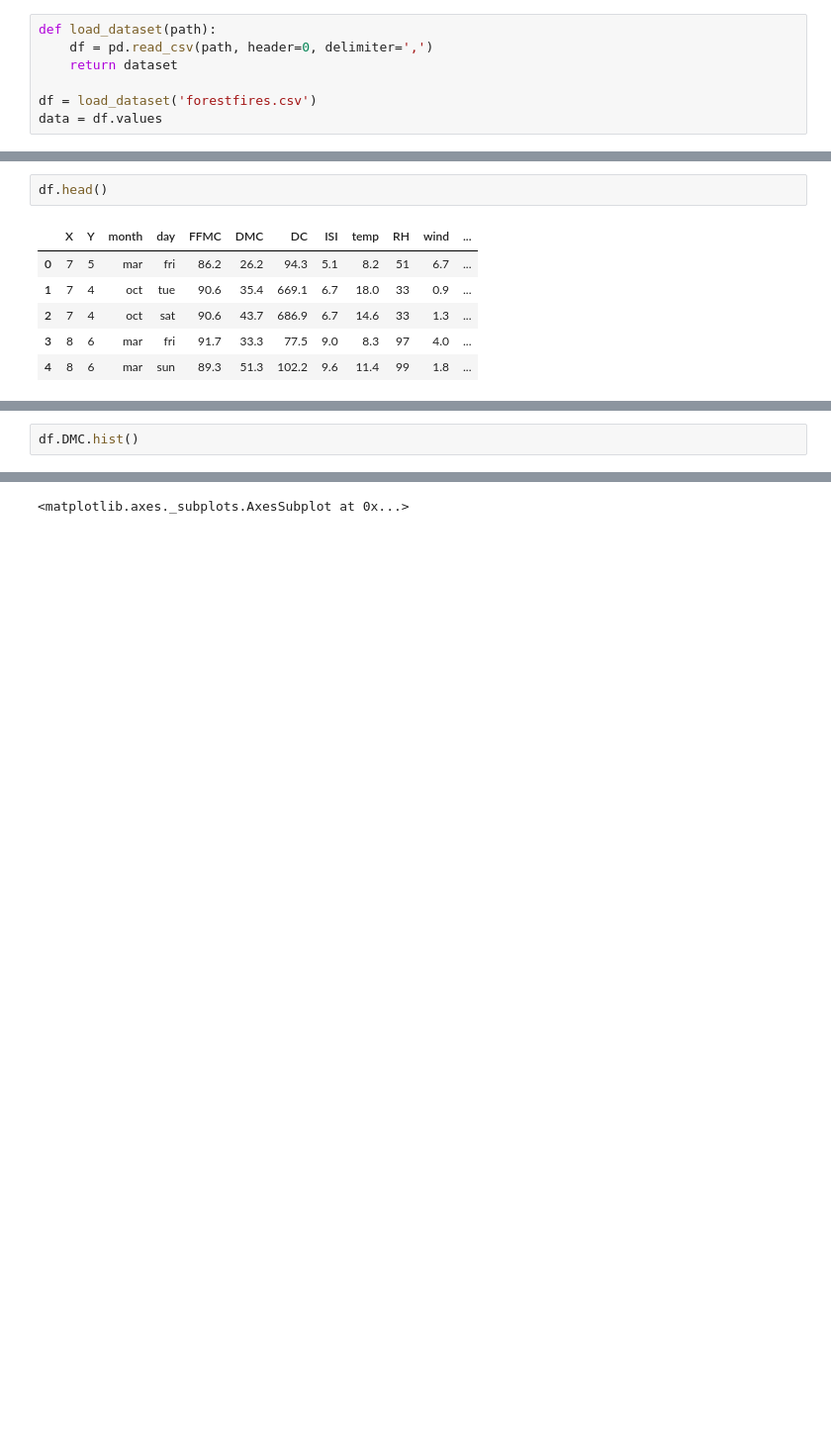
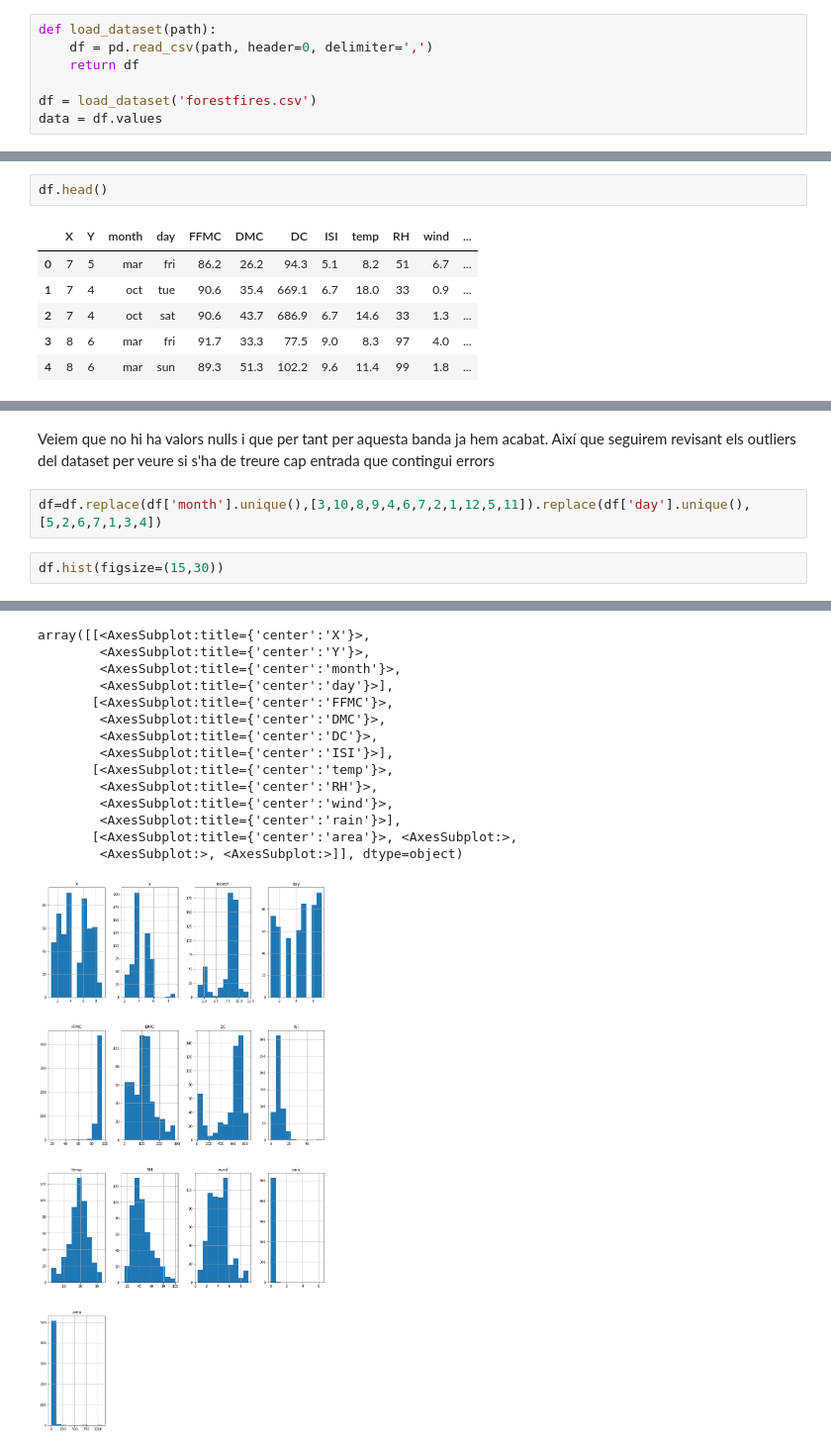
Before and after one commit to Zynokrex/Regressio_APC, a Jupyter notebook: practica1.ipynb, the cells around one changed output, grey strips where cells are left out. Shown at 99% size. Saved outputs shown, nothing was run; the diff lists cells and outputs as text; blank space fills up the shorter version.

Commit message:
Apartat C acabat

```diff
--- a/practica1.ipynb
+++ b/practica1.ipynb
@@ -9,7 +17,7 @@ import seaborn as sns
 # %%
 def load_dataset(path):
     df = pd.read_csv(path, header=0, delimiter=',')
-    return dataset
+    return df
 
 df = load_dataset('forestfires.csv')
 data = df.values
@@ -70,3 +77,7 @@ df.FFMC.hist()
+# %% [markdown]
+Veiem que no hi ha valors nulls i que per tant per aquesta banda ja hem acabat. Així que seguirem revisant els outliers del dataset per veure si s'ha de treure cap entrada que contingui errors
+# %%
+df=df.replace(df['month'].unique(),[3,10,8,9,4,6,7,2,1,12,5,11]).replace(df['day'].unique(),[5,2,6,7,1,3,4])
 # %%
-df.DMC.hist()
+df.hist(figsize=(15,30))
 # %% [output]
@@ -75 +84,15 @@ df.DMC.hist()
-<matplotlib.axes._subplots.AxesSubplot at 0x...>
+array([[<AxesSubplot:title={'center':'X'}>,
+        <AxesSubplot:title={'center':'Y'}>,
+        <AxesSubplot:title={'center':'month'}>,
+        <AxesSubplot:title={'center':'day'}>],
+       [<AxesSubplot:title={'center':'FFMC'}>,
+        <AxesSubplot:title={'center':'DMC'}>,
+        <AxesSubplot:title={'center':'DC'}>,
+        <AxesSubplot:title={'center':'ISI'}>],
+       [<AxesSubplot:title={'center':'temp'}>,
+        <AxesSubplot:title={'center':'RH'}>,
+        <AxesSubplot:title={'center':'wind'}>,
+        <AxesSubplot:title={'center':'rain'}>],
+       [<AxesSubplot:title={'center':'area'}>, <AxesSubplot:>,
+        <AxesSubplot:>, <AxesSubplot:>]], dtype=object)
+[figure, added]
```
Also changed, not shown: parts of 34 cells of this notebook, 1 other file.
